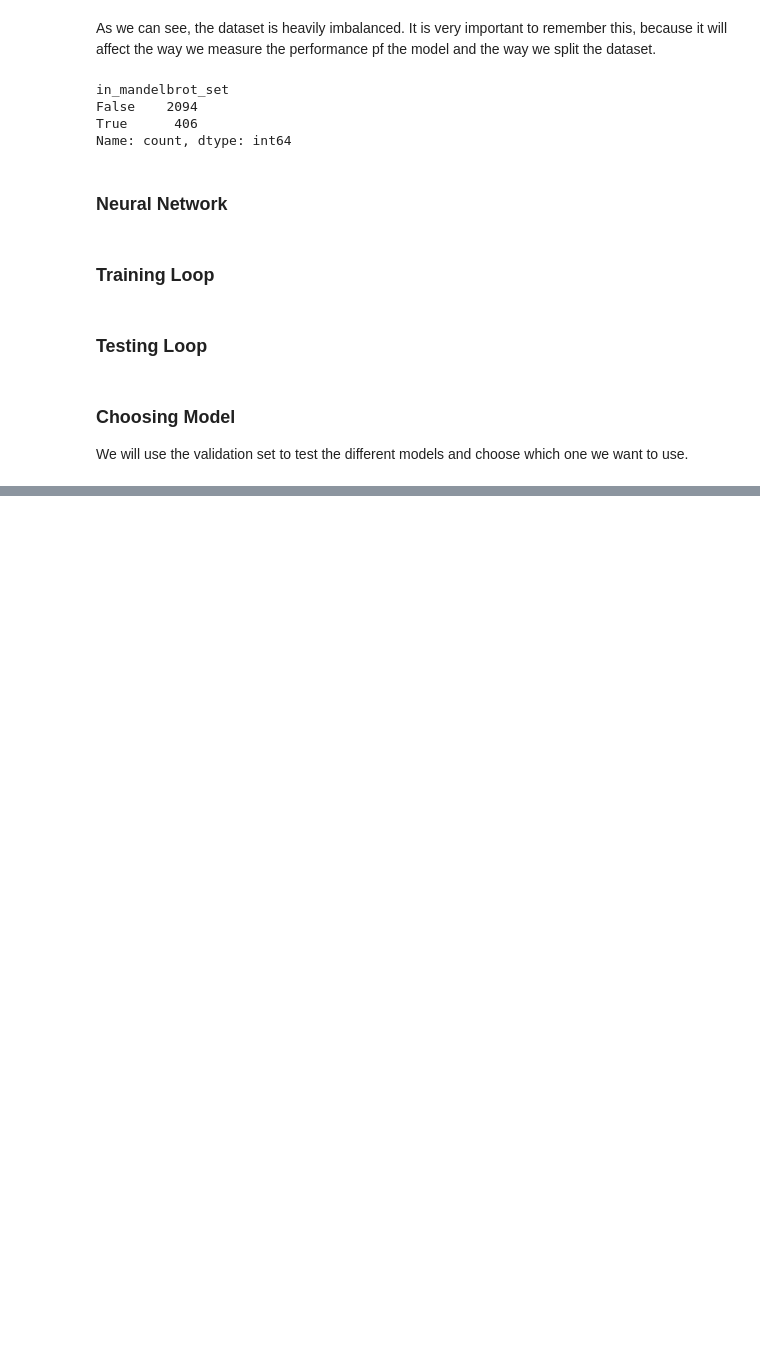
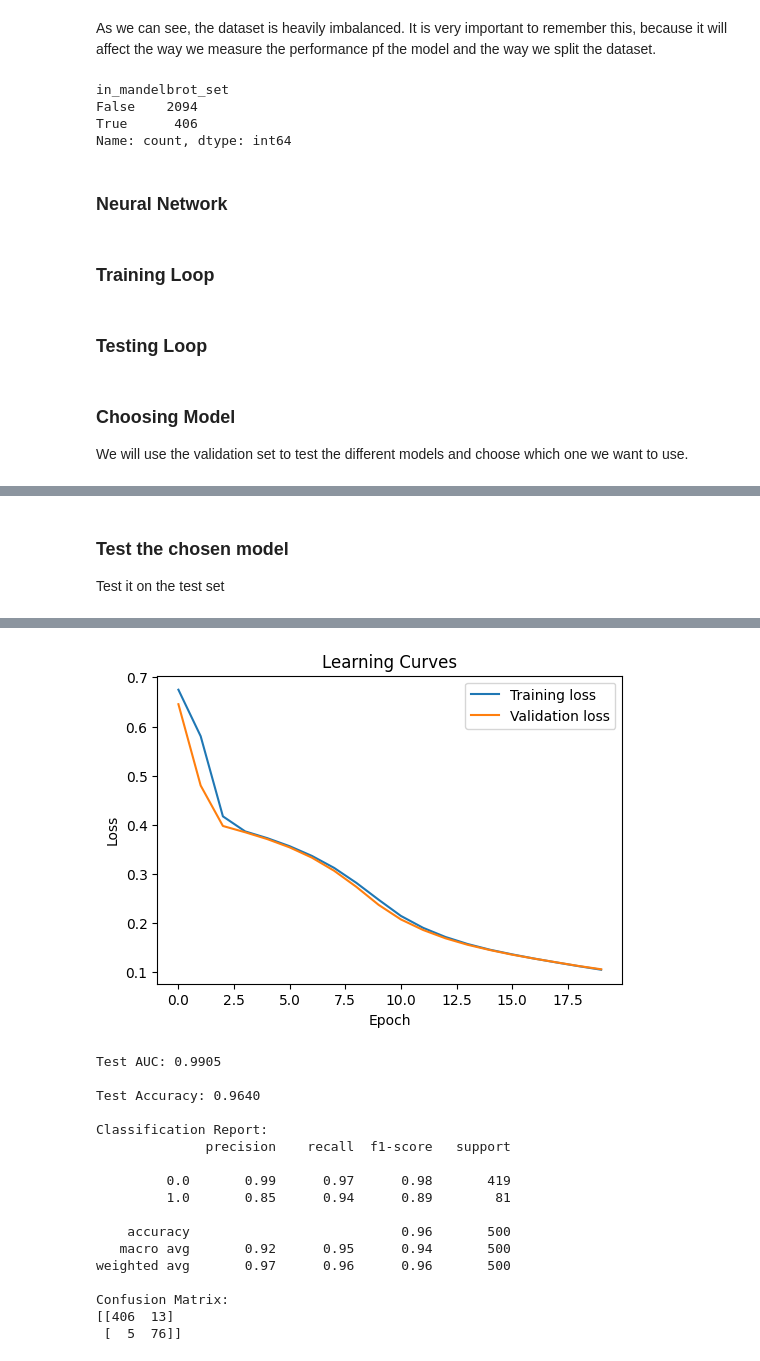
Before and after one commit to Charly21r/Mandelbrot-set-neural-net, a Jupyter notebook: main.ipynb, the cells around one changed output, grey strips where cells are left out. Saved outputs shown, nothing was run; the diff lists cells and outputs as text; code cells hidden in the pictures; blank space fills up the shorter version.

```diff
--- a/main.ipynb
+++ b/main.ipynb
@@ -342,0 +422,10 @@ Confusion Matrix:
+# %% [markdown]
+### Test the chosen model
+
+Test it on the test set
+# %%
+model = NeuralNet(num_hidden_layers=5)
+
+model = train(model, X_train, y_train, X_val, y_val)
+report = test(model, X_test, y_test)
+# %% [output]
@@ -342,0 +452,18 @@ Confusion Matrix:
+[figure, added]
+Test AUC: 0.9905
+
+Test Accuracy: 0.9640
+
+Classification Report:
+              precision    recall  f1-score   support
+
+         0.0       0.99      0.97      0.98       419
+         1.0       0.85      0.94      0.89        81
+
+    accuracy                           0.96       500
+   macro avg       0.92      0.95      0.94       500
+weighted avg       0.97      0.96      0.96       500
+
+Confusion Matrix:
+[[406  13]
+ [  5  76]]
```
Also changed, not shown: parts of 4 cells of this notebook.
